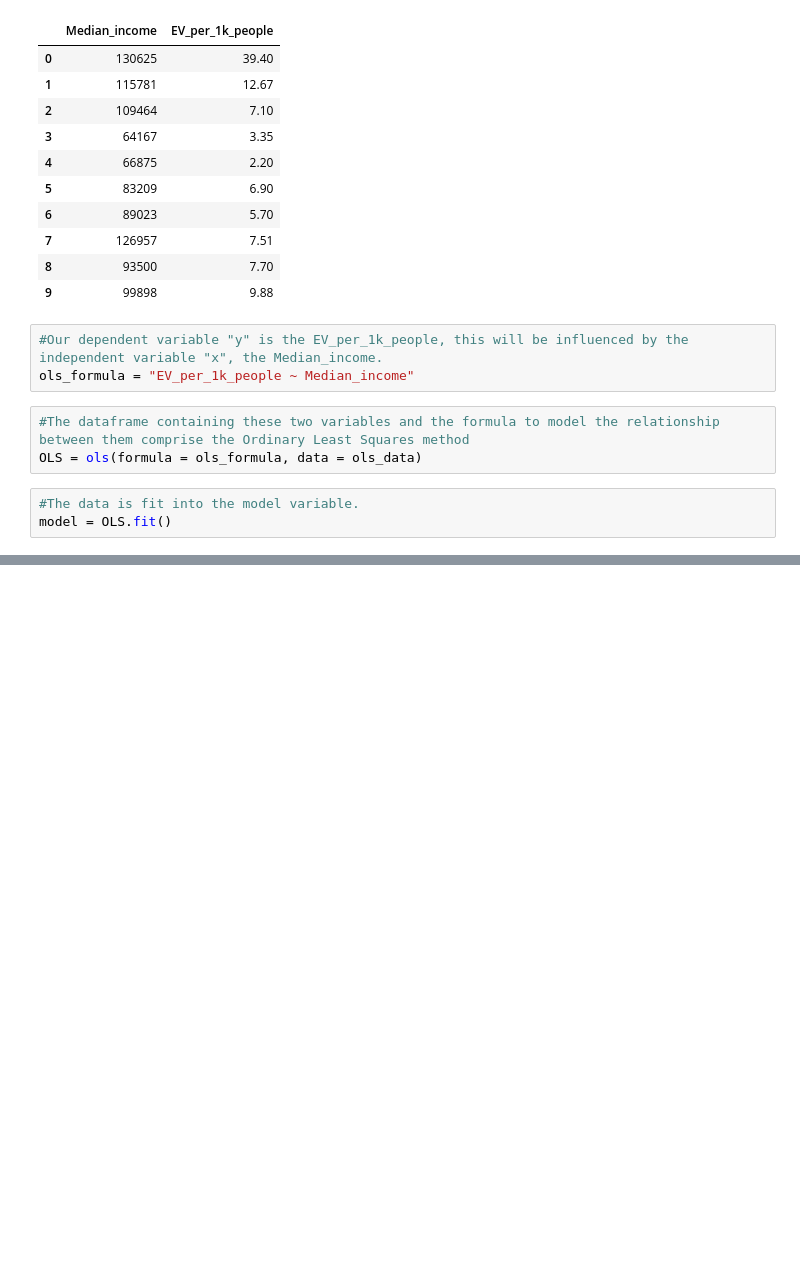
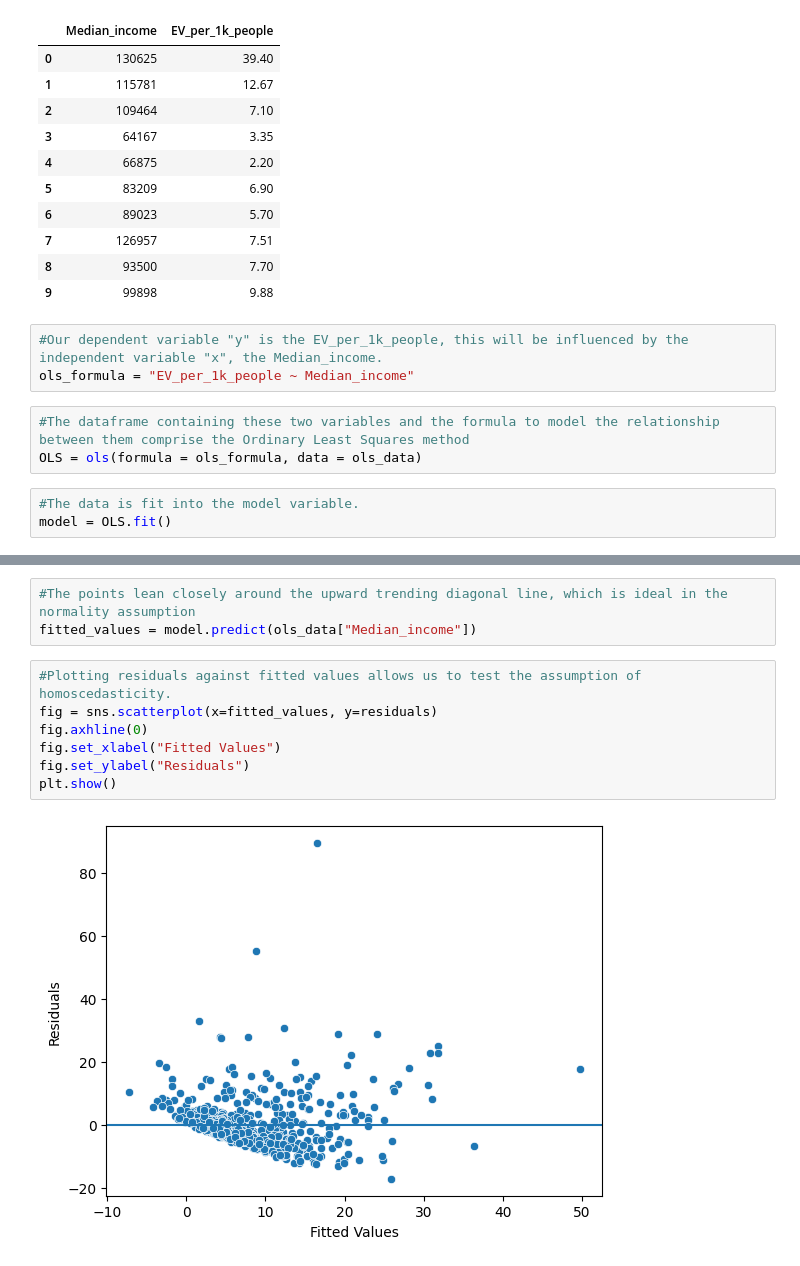
Before and after one commit to Blueskies94/State_of_Minnesota_EV_analysis, a Jupyter notebook: Python_regression_analysis.ipynb, the cells around one changed output, grey strips where cells are left out. Drawn from its saved outputs; the diff is of its cells as text; blank space fills up the shorter version.

```diff
--- a/Python_regression_analysis.ipynb
+++ b/Python_regression_analysis.ipynb
@@ -182,0 +218,12 @@ strong multicollinearity or other numerical problems.
+# %%
+#The points lean closely around the upward trending diagonal line, which is ideal in the normality assumption
+fitted_values = model.predict(ols_data["Median_income"])
+# %%
+#Plotting residuals against fitted values allows us to test the assumption of homoscedasticity.
+fig = sns.scatterplot(x=fitted_values, y=residuals)
+fig.axhline(0)
+fig.set_xlabel("Fitted Values")
+fig.set_ylabel("Residuals")
+plt.show()
+# %% [output]
+[figure, added]
```
Also changed, not shown: parts of 20 cells of this notebook.
